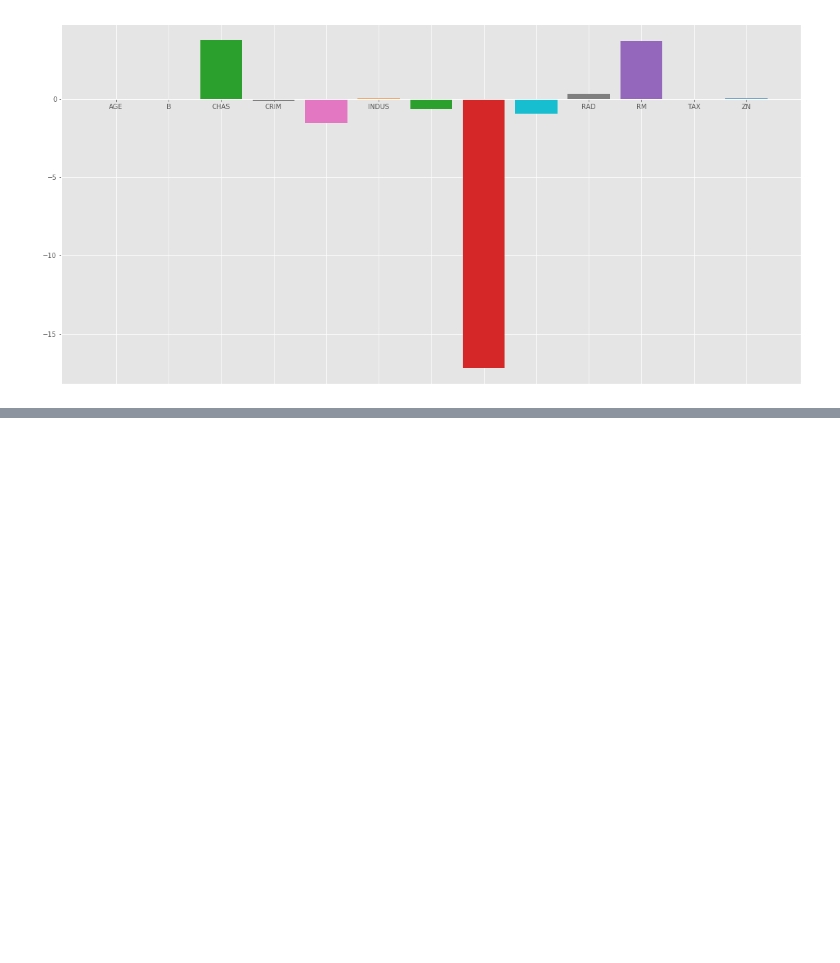
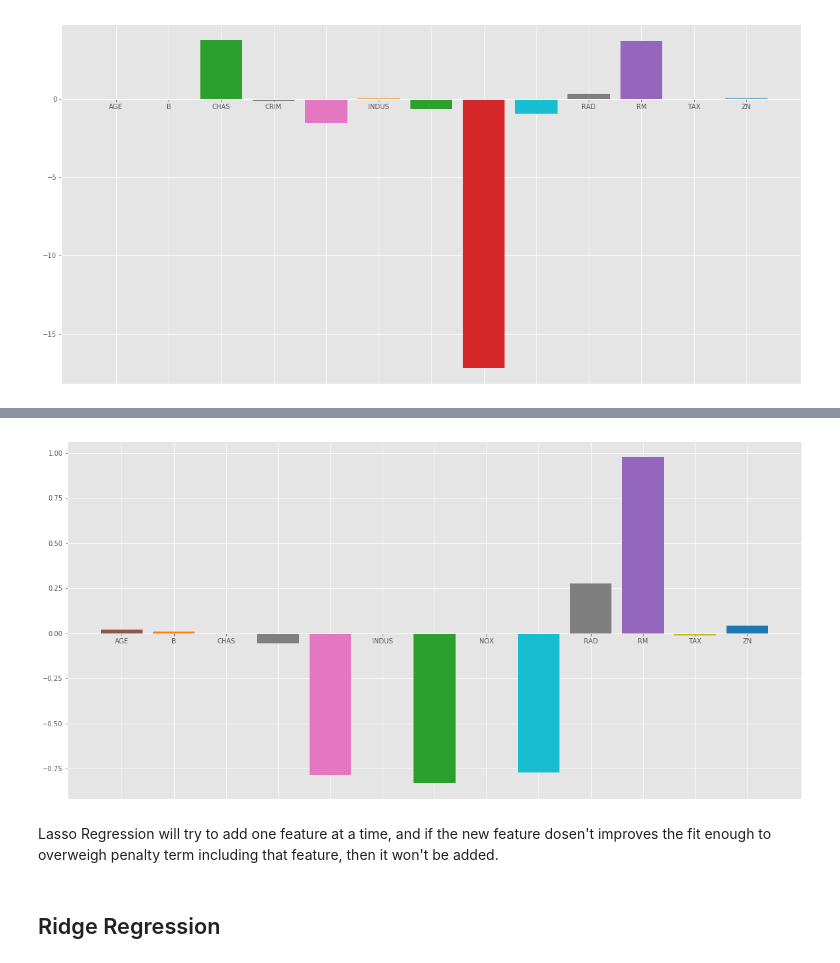
Before and after one commit to geekquad/Lasso-Ridge-Regression-and-Elastic_Net-Regularization-from-Scratch, a Jupyter notebook: Lasso_Ridge_ElasticNet.ipynb, the cells around one changed output, grey strips where cells are left out. Cells and saved outputs as stored; diff of their text form; code cells hidden in the pictures; blank space fills up the shorter version.

```diff
--- a/Lasso_Ridge_ElasticNet.ipynb
+++ b/Lasso_Ridge_ElasticNet.ipynb
@@ -127,0 +136,13 @@ plt.show()
+# %%
+from sklearn.linear_model import Lasso
+lasso = Lasso()
+lasso.fit(x_train, y_train)
+y_pred1 = lasso.predict(x_test)
+# %%
+##Calculating the Mean-Squared Error(MSE):
+mse1 = np.mean((y_pred1 - y_test)**2)
+print("Mean Squared Error: ", mse1)
+lasso_coef = pd.DataFrame()
+lasso_coef['Columns'] = x_train.columns
+lasso_coef['Coefficient Estimate'] = pd.Series(lasso.coef_)
+print(lasso_coef)
@@ -127,0 +165,23 @@ plt.show()
+# %%
+#plotting the coefficient score
+fig, ax = plt.subplots(figsize=(20,10))
+
+color =['tab:gray', 'tab:blue', 'tab:orange',
+'tab:green', 'tab:red', 'tab:purple', 'tab:brown',
+'tab:pink', 'tab:gray', 'tab:olive', 'tab:cyan',
+'tab:orange', 'tab:green', 'tab:blue', 'tab:olive']
+
+ax.bar(lasso_coef["Columns"],
+lasso_coef['Coefficient Estimate'],
+color = color)
+
+ax.spines['bottom'].set_position('zero')
+
+plt.style.use('ggplot')
+plt.show()
+# %% [output]
+[figure, added]
+# %% [markdown]
+Lasso Regression will try to add one feature at a time, and if the new feature dosen't improves the fit enough to overweigh penalty term including that feature, then it won't be added.
+# %% [markdown]
+## Ridge Regression
```
Also changed, not shown: parts of 8 cells of this notebook.
